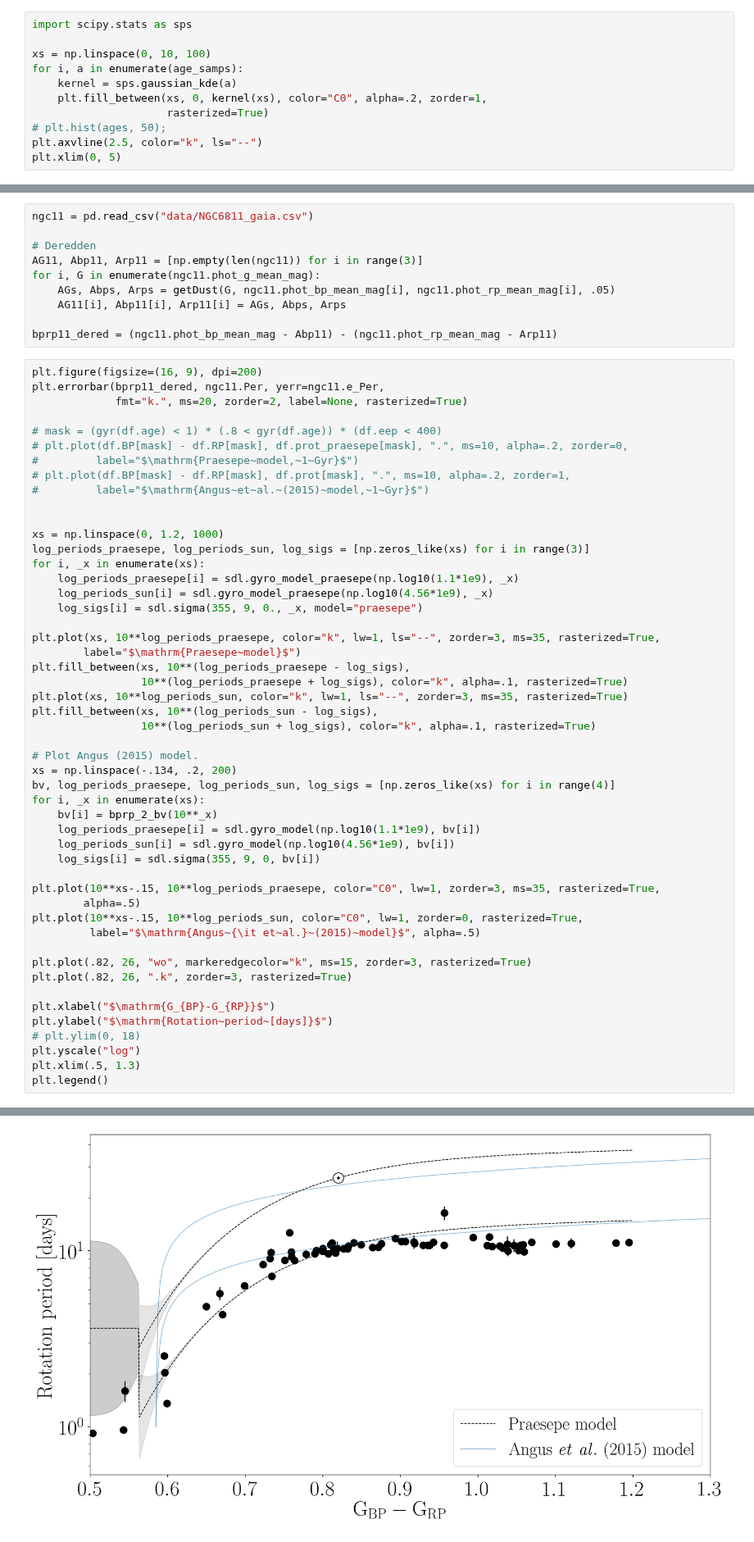
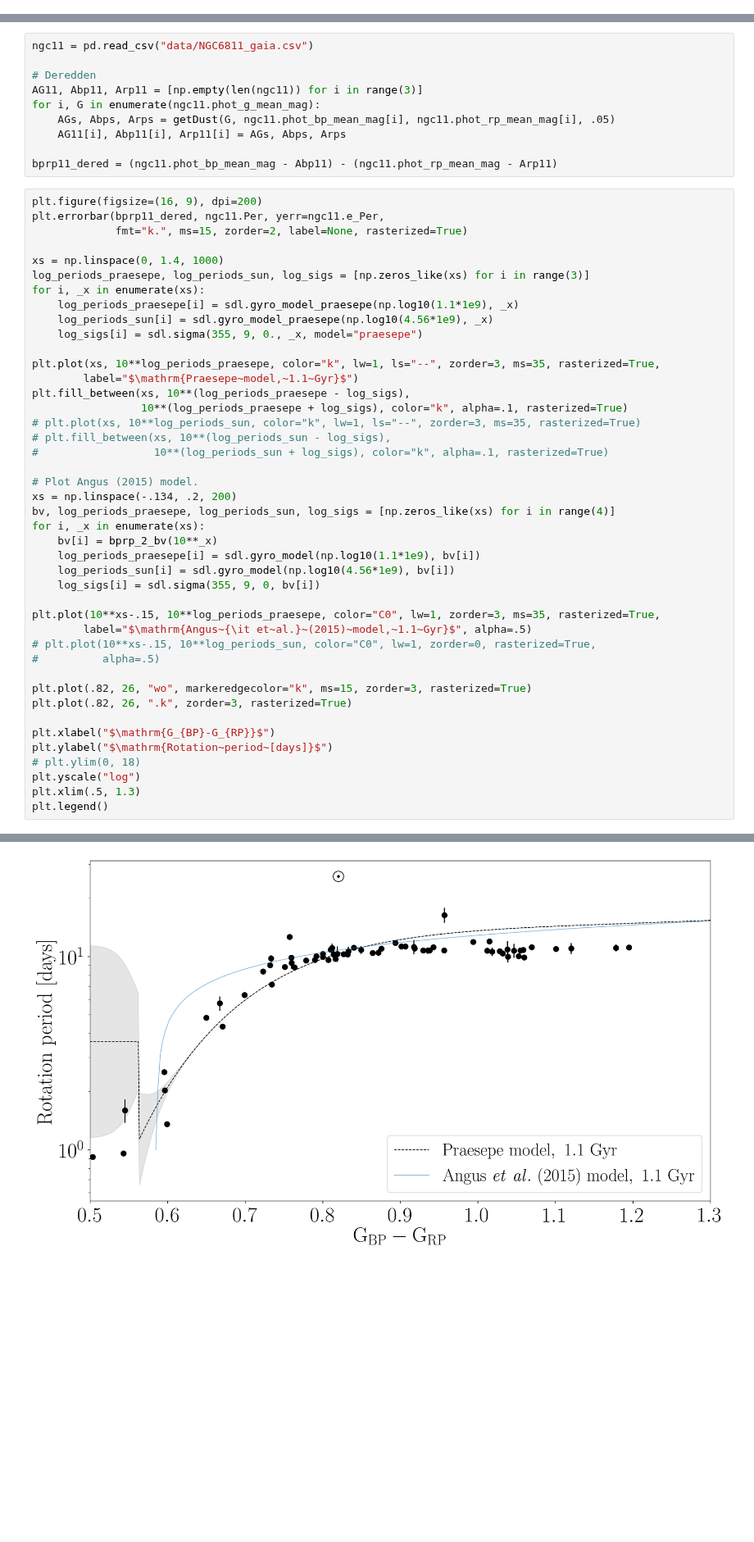
Before and after one commit to RuthAngus/stardate, a Jupyter notebook: paper/code/NGC6819.ipynb, the cells around one changed output, grey strips where cells are left out. Shown at 82% size. Drawn from its saved outputs; the diff is of its cells as text; blank space fills up the shorter version.

```diff
--- a/paper/code/NGC6819.ipynb
+++ b/paper/code/NGC6819.ipynb
@@ -188,11 +142,0 @@ bprps_i = ngc.bp.values[inds_i] - ngc.rp.values[inds_i]
-# %%
-import scipy.stats as sps
-
-xs = np.linspace(0, 10, 100)
-for i, a in enumerate(age_samps):
-    kernel = sps.gaussian_kde(a)
-    plt.fill_between(xs, 0, kernel(xs), color="C0", alpha=.2, zorder=1,
-                     rasterized=True)
-# plt.hist(ages, 50);
-plt.axvline(2.5, color="k", ls="--")
-plt.xlim(0, 5)
@@ -239,53 +222,46 @@ bprp11_dered = (ngc11.phot_bp_mean_mag - Abp11) - (ngc11.phot_rp_mean_mag - Arp1
 # %%
 plt.figure(figsize=(16, 9), dpi=200)
 plt.errorbar(bprp11_dered, ngc11.Per, yerr=ngc11.e_Per,
-             fmt="k.", ms=20, zorder=2, label=None, rasterized=True)
+             fmt="k.", ms=15, zorder=2, label=None, rasterized=True)
 
-# mask = (gyr(df.age) < 1) * (.8 < gyr(df.age)) * (df.eep < 400)
-# plt.plot(df.BP[mask] - df.RP[mask], df.prot_praesepe[mask], ".", ms=10, alpha=.2, zorder=0,
-#         label="$\mathrm{Praesepe~model,~1~Gyr}$")
-# plt.plot(df.BP[mask] - df.RP[mask], df.prot[mask], ".", ms=10, alpha=.2, zorder=1,
-#         label="$\mathrm{Angus~et~al.~(2015)~model,~1~Gyr}$")
-
-
-xs = np.linspace(0, 1.2, 1000)
+xs = np.linspace(0, 1.4, 1000)
 log_periods_praesepe, log_periods_sun, log_sigs = [np.zeros_like(xs) for i in range(3)]
 for i, _x in enumerate(xs):
     log_periods_praesepe[i] = sdl.gyro_model_praesepe(np.log10(1.1*1e9), _x)
     log_periods_sun[i] = sdl.gyro_model_praesepe(np.log10(4.56*1e9), _x)
     log_sigs[i] = sdl.sigma(355, 9, 0., _x, model="praesepe")
 
 plt.plot(xs, 10**log_periods_praesepe, color="k", lw=1, ls="--", zorder=3, ms=35, rasterized=True,
-        label="$\mathrm{Praesepe~model}$")
+        label="$\mathrm{Praesepe~model,~1.1~Gyr}$")
 plt.fill_between(xs, 10**(log_periods_praesepe - log_sigs),
                  10**(log_periods_praesepe + log_sigs), color="k", alpha=.1, rasterized=True)
-plt.plot(xs, 10**log_periods_sun, color="k", lw=1, ls="--", zorder=3, ms=35, rasterized=True)
-plt.fill_between(xs, 10**(log_periods_sun - log_sigs),
-                 10**(log_periods_sun + log_sigs), color="k", alpha=.1, rasterized=True)
+# plt.plot(xs, 10**log_periods_sun, color="k", lw=1, ls="--", zorder=3, ms=35, rasterized=True)
+# plt.fill_between(xs, 10**(log_periods_sun - log_sigs),
+#                  10**(log_periods_sun + log_sigs), color="k", alpha=.1, rasterized=True)
 
 # Plot Angus (2015) model.
 xs = np.linspace(-.134, .2, 200)
 bv, log_periods_praesepe, log_periods_sun, log_sigs = [np.zeros_like(xs) for i in range(4)]
 for i, _x in enumerate(xs):
     bv[i] = bprp_2_bv(10**_x)
     log_periods_praesepe[i] = sdl.gyro_model(np.log10(1.1*1e9), bv[i])
     log_periods_sun[i] = sdl.gyro_model(np.log10(4.56*1e9), bv[i])
     log_sigs[i] = sdl.sigma(355, 9, 0, bv[i])
 
 plt.plot(10**xs-.15, 10**log_periods_praesepe, color="C0", lw=1, zorder=3, ms=35, rasterized=True,
-        alpha=.5)
-plt.plot(10**xs-.15, 10**log_periods_sun, color="C0", lw=1, zorder=0, rasterized=True,
-         label="$\mathrm{Angus~{\it et~al.}~(2015)~model}$", alpha=.5)
+        label="$\mathrm{Angus~{\it et~al.}~(2015)~model,~1.1~Gyr}$", alpha=.5)
+# plt.plot(10**xs-.15, 10**log_periods_sun, color="C0", lw=1, zorder=0, rasterized=True,
+#          alpha=.5)
 
 plt.plot(.82, 26, "wo", markeredgecolor="k", ms=15, zorder=3, rasterized=True)
 plt.plot(.82, 26, ".k", zorder=3, rasterized=True)
 
 plt.xlabel("$\mathrm{G_{BP}-G_{RP}}$")
 plt.ylabel("$\mathrm{Rotation~period~[days]}$")
 # plt.ylim(0, 18)
 plt.yscale("log")
 plt.xlim(.5, 1.3)
 plt.legend()
 # %% [output]
 <matplotlib.legend.Legend at 0x...>
-[figure, old version]
+[figure, new version]
```
Also changed, not shown: parts of 19 cells of this notebook, 16 other files.
